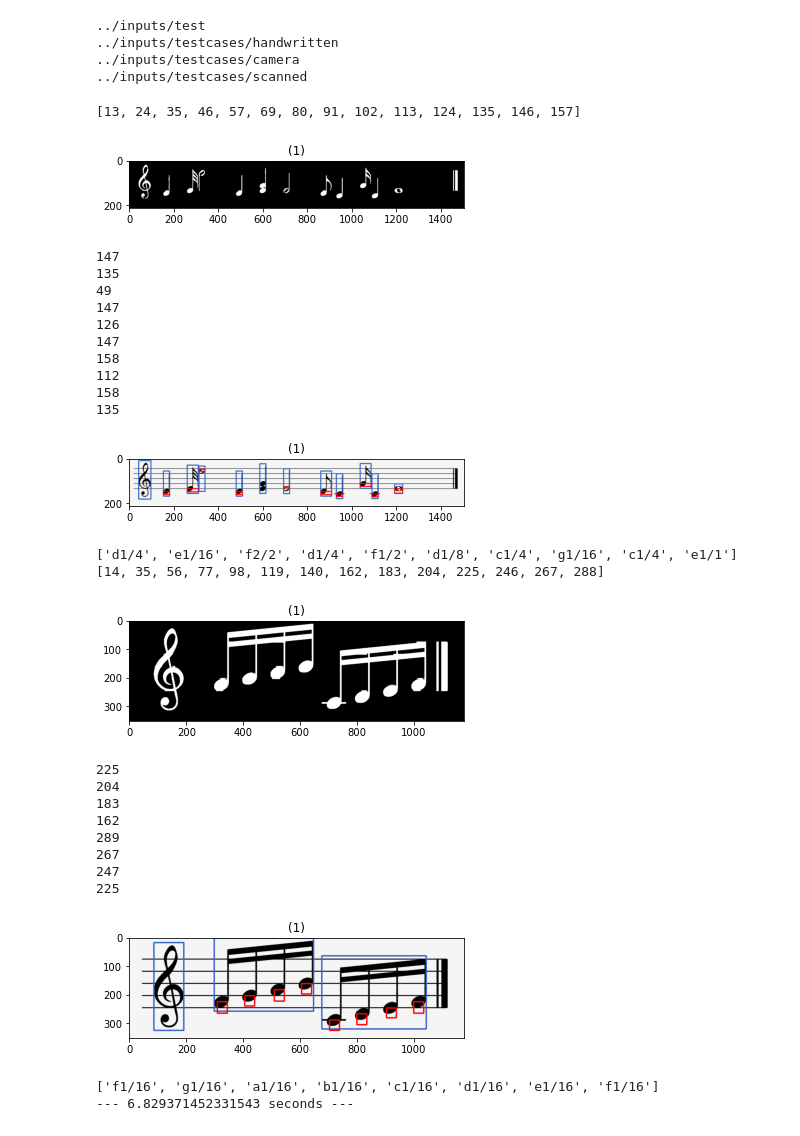
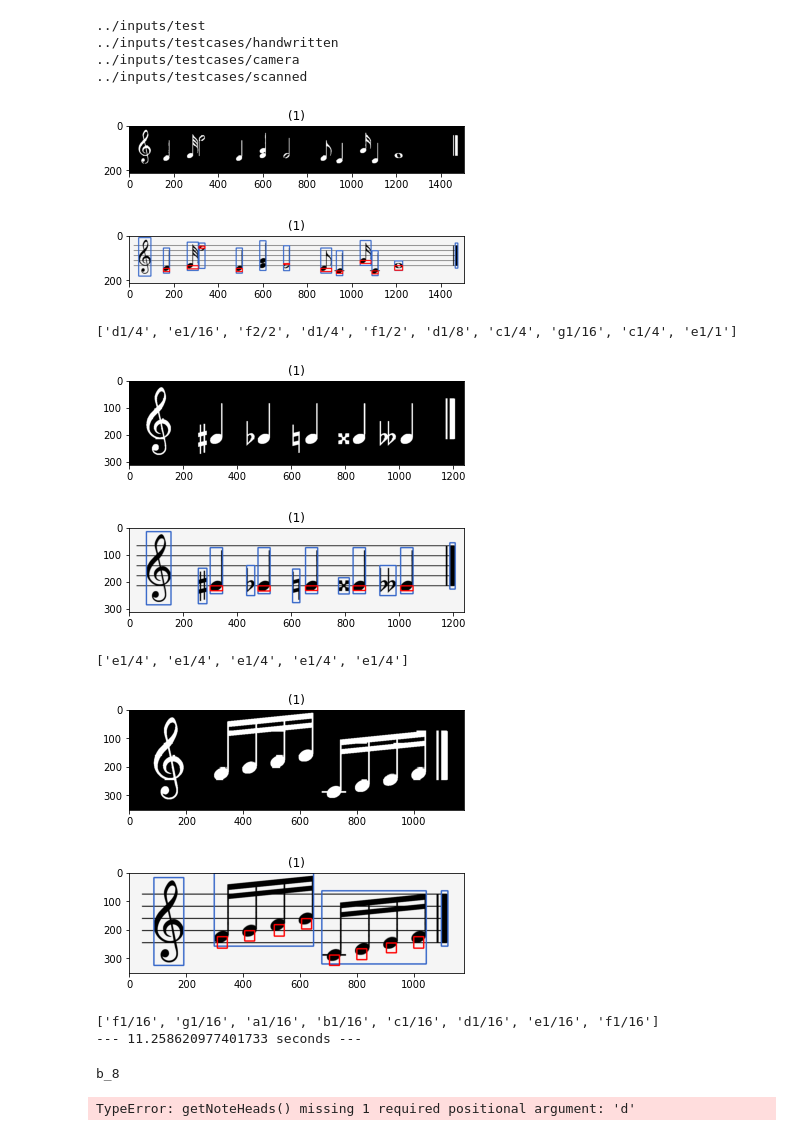
Before and after one commit to aaarafat/Mushido, a Jupyter notebook: notebooks/isolation2.ipynb, the cells around one changed output. Drawn from its saved outputs; the diff is of its cells as text; code cells hidden in the pictures.

```diff
--- a/notebooks/isolation2.ipynb
+++ b/notebooks/isolation2.ipynb
@@ -60,7 +60,7 @@ def getContours(img):
     boxes = []
     for contour in contours:
         x,y,w,h = cv2.boundingRect(contour)
-        if h > d and w > d:
+        if w > d // 2 and h > d:
             i = len(boxes) - 1
             if i == -1 or not (x + w <= boxes[i][0] + boxes[i][2] and x >= boxes[i][0]): # remove overlaped contours
                 boxes.append((x, y, w, h))
@@ -459,7 +459,7 @@ for i , img in enumerate(images) :
     csl , c = get_candidates_lines(bimg2,t)
     fcsl ,c = filter_candidates_lines(csl,c,t,d)
     lines, d2 = getLines(csl)
-    print(lines)
+    #print(lines)
     img_isolated = remove_staff_lines(bimg,t,d , tratio < 4 )
     img_isolated = img_isolated.astype("uint8")
     show_images([img_isolated])
@@ -468,62 +468,46 @@ for i , img in enumerate(images) :
     notes = []
     for box in boxes:
         x,y,w,h = box
         cv2.rectangle(cimg,(x,y),(x+w,y+h),(50,100,200),3)
         croped = img_isolated[y:y+h, x:x+w]
         features = extract_hog_features(croped)
         note_type = classes[np.argmax( nn.predict_proba([features]))]
-        if note_type[0] == 'b' or note_type[0] == 'a':
+        #print(note_type)
+        if len(note_type) >= 3 and note_type[1] == '_':
             f = note_type.split('_')[1]
 
             heads = None
             if note_type[0] == 'a':
                 heads = getNoteHeads(croped, d2) # heads boxes
             elif note_type[0] == 'b':
                 heads = getBeamHeads(croped, d2)
 
             if heads is None:
                 continue
 
             for head in heads:
                 xh,yh,wh,hh = head
                 yh = yh + (hh // 2) + y
                 xh = xh + x
-                print(yh)
+                #print(yh)
                 idx = np.abs(lines - yh).argmin()
                 char = line_to_char[idx]
                 notes.append(char + '/' + f)
                 cv2.rectangle(cimg, (xh,yh), (xh+wh,yh+hh), (255,0,0),3)
     show_images([cimg])
     print(notes)
 print("--- %s seconds ---" % (time.time() - start_time))
 # %% [output]
+[figure]
+[figure]
-[13, 24, 35, 46, 57, 69, 80, 91, 102, 113, 124, 135, 146, 157]
+['d1/4', 'e1/16', 'f2/2', 'd1/4', 'f1/2', 'd1/8', 'c1/4', 'g1/16', 'c1/4', 'e1/1']
-[figure]
+[figure, new version]
+[figure, new version]
-147
-135
-49
-147
-126
-147
-158
-112
-158
-135
+['e1/4', 'e1/4', 'e1/4', 'e1/4', 'e1/4']
-[figure]
+[figure, added]
+[figure, added]
-['d1/4', 'e1/16', 'f2/2', 'd1/4', 'f1/2', 'd1/8', 'c1/4', 'g1/16', 'c1/4', 'e1/1']
-[14, 35, 56, 77, 98, 119, 140, 162, 183, 204, 225, 246, 267, 288]
+['f1/16', 'g1/16', 'a1/16', 'b1/16', 'c1/16', 'd1/16', 'e1/16', 'f1/16']
+--- 11.258620977401733 seconds ---
-[figure, old version]
-225
-204
-183
-162
-289
-267
-247
-225
-[figure, old version]
-['f1/16', 'g1/16', 'a1/16', 'b1/16', 'c1/16', 'd1/16', 'e1/16', 'f1/16']
---- 6.829371452331543 seconds ---
 # %%
 img = cv2.imread(os.path.join(outpath,"isolated08.PNG"))
 img = cv2.cvtColor(img, cv2.COLOR_BGR2GRAY)
@@ -537,6 +521,9 @@ for box in boxes:
     if note_type[0] == 'b' or note_type[0] == 'a':
         print(note_type)
         heads = getNoteHeads(croped) # heads boxes
+# %% [output]
+b_8
+TypeError: getNoteHeads() missing 1 required positional argument: 'd'
 # %%
     img = cv2.imread(os.path.join(inpath,"4.jpg"))
     img = cv2.cvtColor(img, cv2.COLOR_BGR2GRAY)
```
